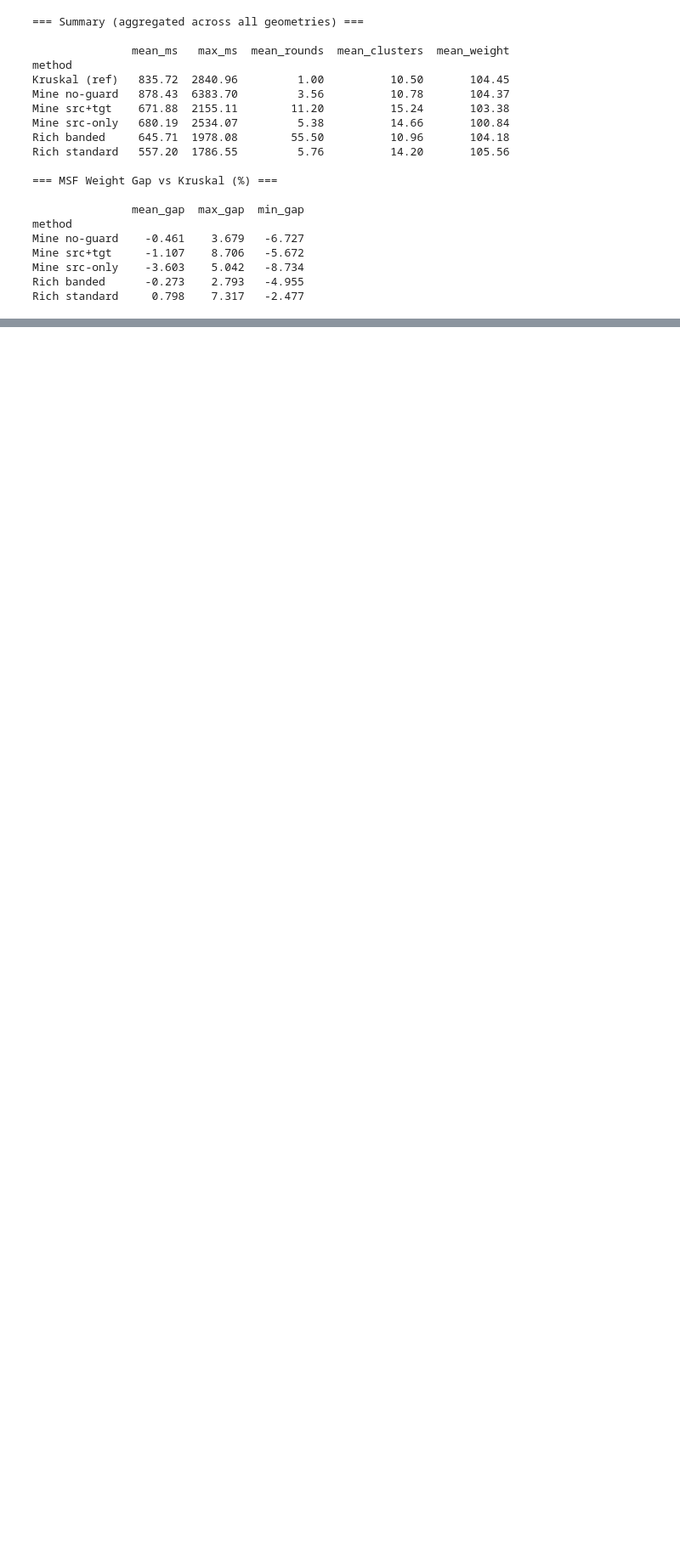
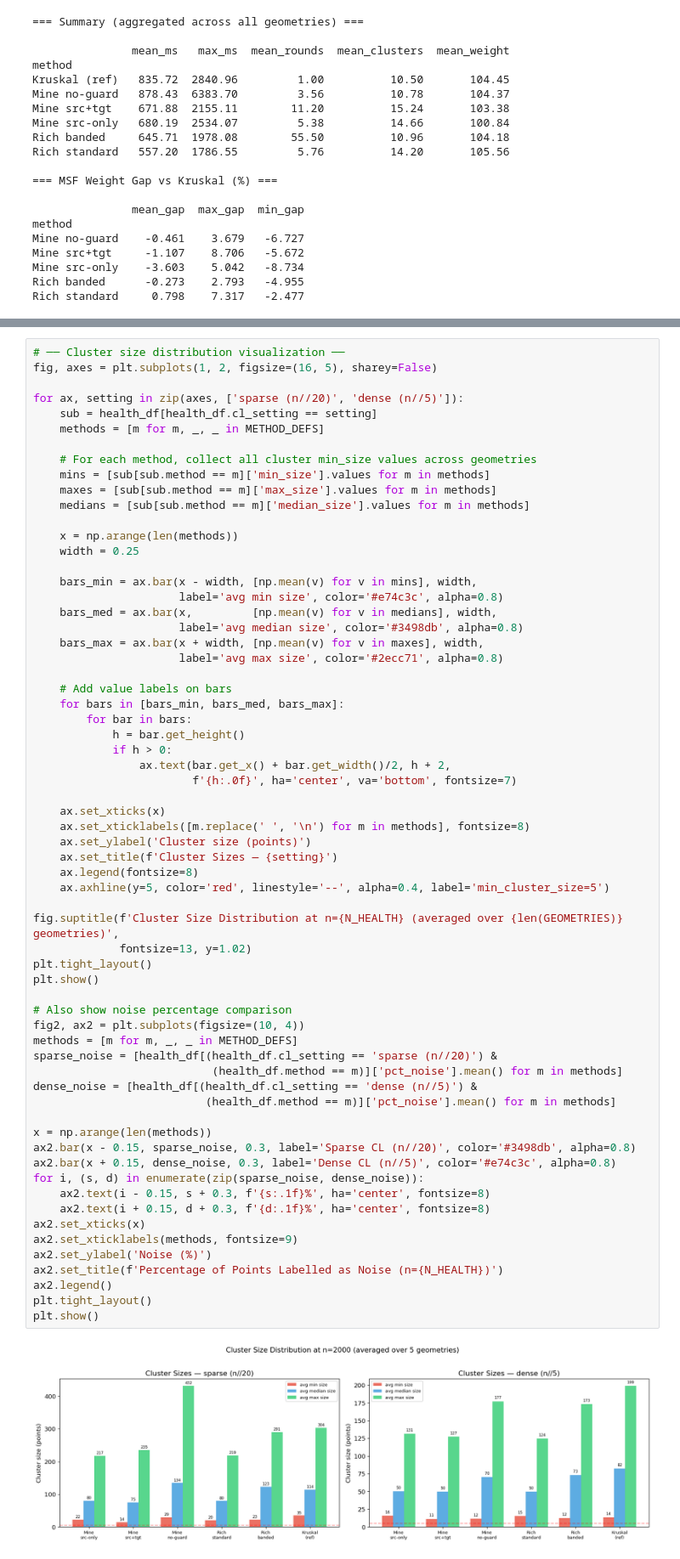
Before and after one commit to kareef928/fast_hdbscan, a Jupyter notebook: benchmark_scaling_v2.ipynb, the cells around one changed output, grey strips where cells are left out. Shown at 85% size. Drawn from its saved outputs; the diff is of its cells as text; blank space fills up the shorter version.

```diff
--- a/benchmark_scaling_v2.ipynb
+++ b/benchmark_scaling_v2.ipynb
@@ -565,0 +1117,66 @@ Rich standard     0.798    7.317   -2.477
+# %%
+# ── Cluster size distribution visualization ──
+fig, axes = plt.subplots(1, 2, figsize=(16, 5), sharey=False)
+
+for ax, setting in zip(axes, ['sparse (n//20)', 'dense (n//5)']):
+    sub = health_df[health_df.cl_setting == setting]
+    methods = [m for m, _, _ in METHOD_DEFS]
+
+    # For each method, collect all cluster min_size values across geometries
+    mins = [sub[sub.method == m]['min_size'].values for m in methods]
+    maxes = [sub[sub.method == m]['max_size'].values for m in methods]
+    medians = [sub[sub.method == m]['median_size'].values for m in methods]
+
+    x = np.arange(len(methods))
+    width = 0.25
+
+    bars_min = ax.bar(x - width, [np.mean(v) for v in mins], width,
+                      label='avg min size', color='#e74c3c', alpha=0.8)
+    bars_med = ax.bar(x,         [np.mean(v) for v in medians], width,
+                      label='avg median size', color='#3498db', alpha=0.8)
+    bars_max = ax.bar(x + width, [np.mean(v) for v in maxes], width,
+                      label='avg max size', color='#2ecc71', alpha=0.8)
+
+    # Add value labels on bars
+    for bars in [bars_min, bars_med, bars_max]:
+        for bar in bars:
+            h = bar.get_height()
+            if h > 0:
+                ax.text(bar.get_x() + bar.get_width()/2, h + 2,
+                        f'{h:.0f}', ha='center', va='bottom', fontsize=7)
+
+    ax.set_xticks(x)
+    ax.set_xticklabels([m.replace(' ', '\n') for m in methods], fontsize=8)
+    ax.set_ylabel('Cluster size (points)')
+    ax.set_title(f'Cluster Sizes — {setting}')
+    ax.legend(fontsize=8)
+    ax.axhline(y=5, color='red', linestyle='--', alpha=0.4, label='min_cluster_size=5')
+
+fig.suptitle(f'Cluster Size Distribution at n={N_HEALTH} (averaged over {len(GEOMETRIES)} geometries)',
+             fontsize=13, y=1.02)
+plt.tight_layout()
+plt.show()
+
+# Also show noise percentage comparison
+fig2, ax2 = plt.subplots(figsize=(10, 4))
+methods = [m for m, _, _ in METHOD_DEFS]
+sparse_noise = [health_df[(health_df.cl_setting == 'sparse (n//20)') &
+                           (health_df.method == m)]['pct_noise'].mean() for m in methods]
+dense_noise = [health_df[(health_df.cl_setting == 'dense (n//5)') &
+                          (health_df.method == m)]['pct_noise'].mean() for m in methods]
+
+x = np.arange(len(methods))
+ax2.bar(x - 0.15, sparse_noise, 0.3, label='Sparse CL (n//20)', color='#3498db', alpha=0.8)
+ax2.bar(x + 0.15, dense_noise, 0.3, label='Dense CL (n//5)', color='#e74c3c', alpha=0.8)
+for i, (s, d) in enumerate(zip(sparse_noise, dense_noise)):
+    ax2.text(i - 0.15, s + 0.3, f'{s:.1f}%', ha='center', fontsize=8)
+    ax2.text(i + 0.15, d + 0.3, f'{d:.1f}%', ha='center', fontsize=8)
+ax2.set_xticks(x)
+ax2.set_xticklabels(methods, fontsize=9)
+ax2.set_ylabel('Noise (%)')
+ax2.set_title(f'Percentage of Points Labelled as Noise (n={N_HEALTH})')
+ax2.legend()
+plt.tight_layout()
+plt.show()
+# %% [output]
+[figure, added]
```
Also changed, not shown: parts of 23 cells of this notebook.
